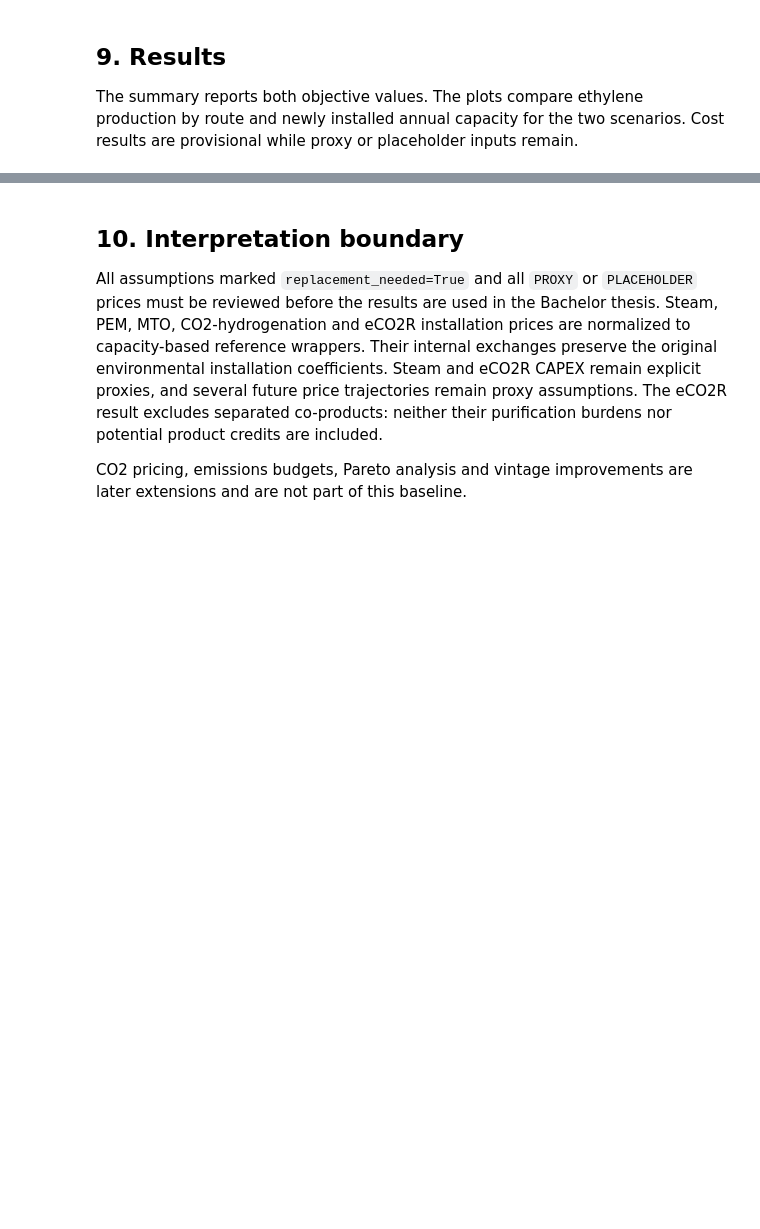
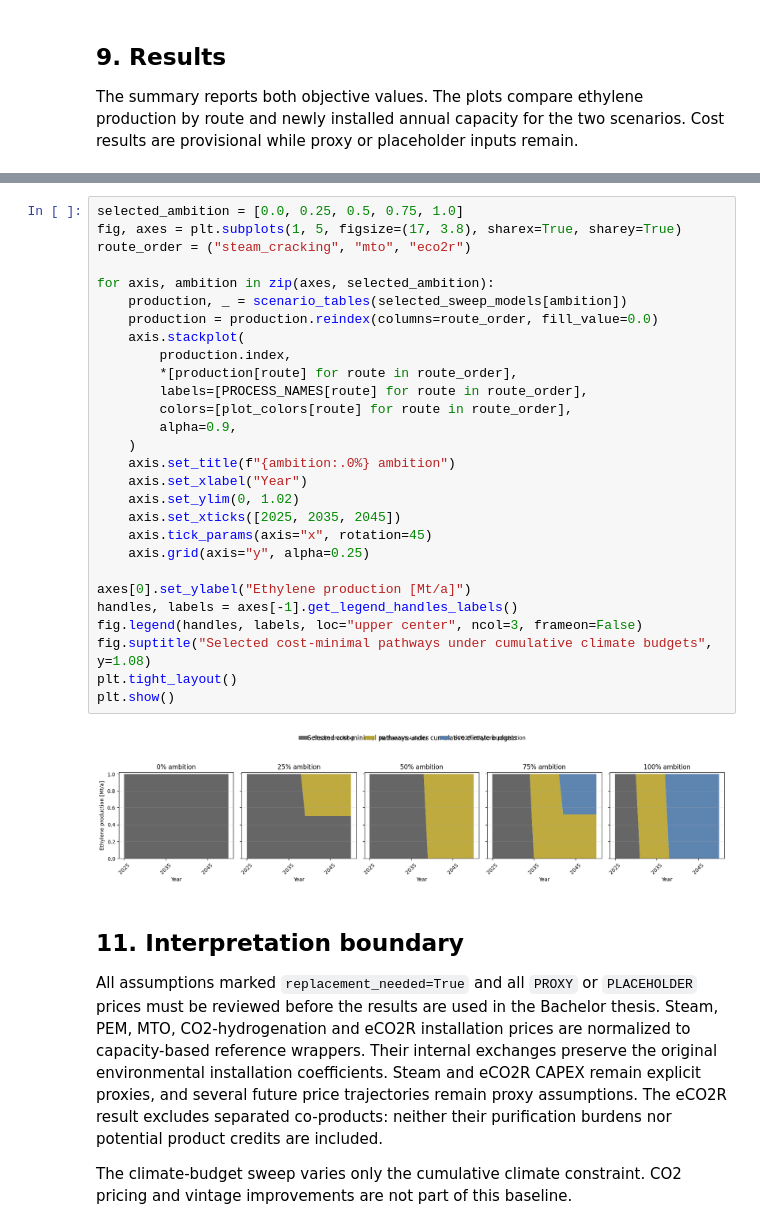
Before and after one commit to langeluca/optimex, a Jupyter notebook: notebooks/ethylene_case_study.ipynb, the cells around one changed output, grey strips where cells are left out. Saved outputs shown, nothing was run; the diff lists cells and outputs as text; blank space fills up the shorter version.

```diff
--- a/notebooks/ethylene_case_study.ipynb
+++ b/notebooks/ethylene_case_study.ipynb
@@ -1980,5 +2156,35 @@ plt.show()
+# %%
+selected_ambition = [0.0, 0.25, 0.5, 0.75, 1.0]
+fig, axes = plt.subplots(1, 5, figsize=(17, 3.8), sharex=True, sharey=True)
+route_order = ("steam_cracking", "mto", "eco2r")
+
+for axis, ambition in zip(axes, selected_ambition):
+    production, _ = scenario_tables(selected_sweep_models[ambition])
+    production = production.reindex(columns=route_order, fill_value=0.0)
+    axis.stackplot(
+        production.index,
+        *[production[route] for route in route_order],
+        labels=[PROCESS_NAMES[route] for route in route_order],
+        colors=[plot_colors[route] for route in route_order],
+        alpha=0.9,
+    )
+    axis.set_title(f"{ambition:.0%} ambition")
+    axis.set_xlabel("Year")
+    axis.set_ylim(0, 1.02)
+    axis.set_xticks([2025, 2035, 2045])
+    axis.tick_params(axis="x", rotation=45)
+    axis.grid(axis="y", alpha=0.25)
+
+axes[0].set_ylabel("Ethylene production [Mt/a]")
+handles, labels = axes[-1].get_legend_handles_labels()
+fig.legend(handles, labels, loc="upper center", ncol=3, frameon=False)
+fig.suptitle("Selected cost-minimal pathways under cumulative climate budgets", y=1.08)
+plt.tight_layout()
+plt.show()
+# %% [output]
+[figure, added]
 # %% [markdown]
-## 10. Interpretation boundary
+## 11. Interpretation boundary
 
 All assumptions marked `replacement_needed=True` and all `PROXY` or
 `PLACEHOLDER` prices must be reviewed before the results are used in the
@@ -1989,5 +2195,5 @@ CAPEX remain explicit proxies, and several future price trajectories remain prox
 The eCO2R result excludes separated co-products: neither their purification
 burdens nor potential product credits are included.
 
-CO2 pricing, emissions budgets, Pareto analysis and vintage improvements are
-later extensions and are not part of this baseline.
+The climate-budget sweep varies only the cumulative climate constraint. CO2
+pricing and vintage improvements are not part of this baseline.
```
Also changed, not shown: parts of 11 cells of this notebook, 3 other files.
